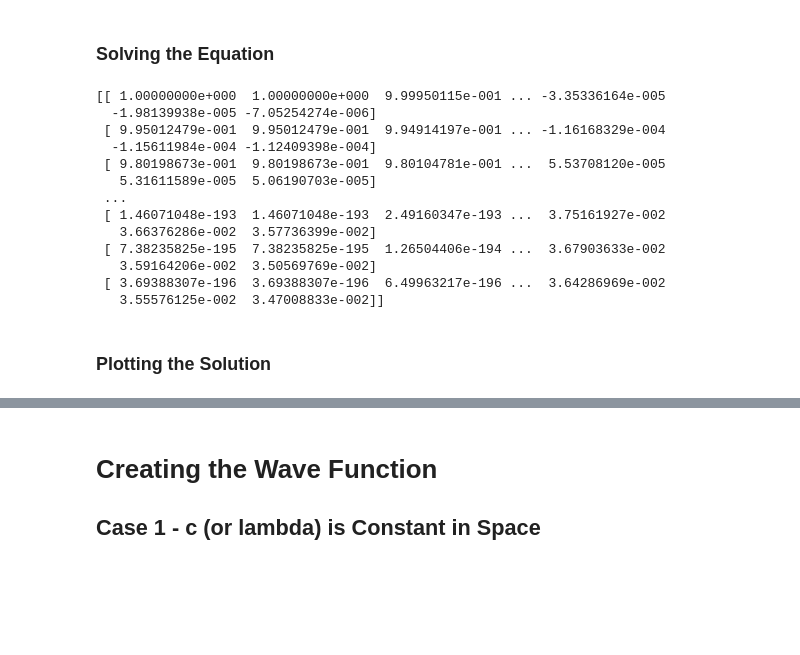
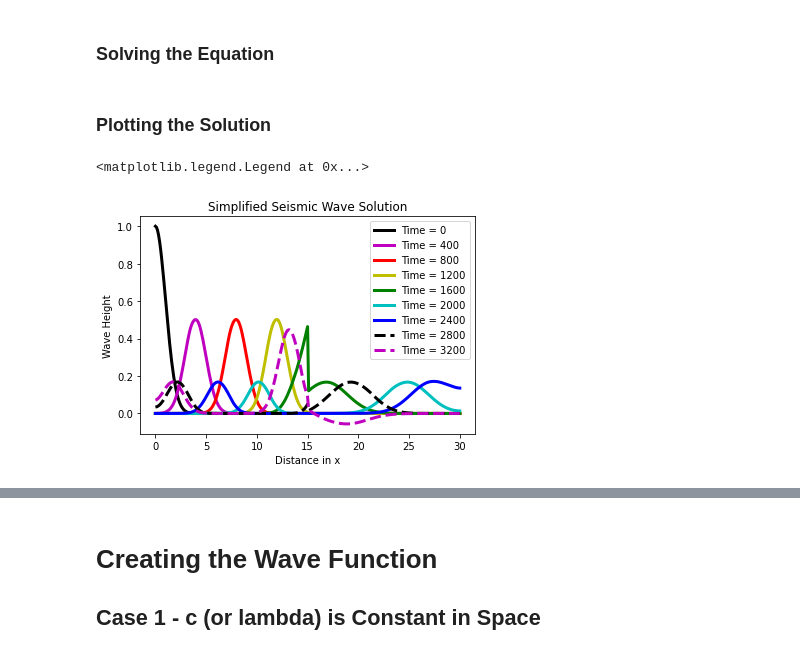
Before and after one commit to stumptavianroboclick/EAS-4610-Final-Project, a Jupyter notebook: EAS 4610 Final Project - Atmospheric Gravity Waves.ipynb, the cells around one changed output, grey strips where cells are left out. Drawn from its saved outputs; the diff is of its cells as text; code cells hidden in the pictures; blank space fills up the shorter version.

```diff
--- a/EAS 4610 Final Project - Atmospheric Gravity Waves.ipynb
+++ b/EAS 4610 Final Project - Atmospheric Gravity Waves.ipynb
@@ -125,35 +140,23 @@ M[-1,-1] = 2-lam[-1]**2
 # %%
 for k in np.arange(nt-2):
     u[:,k+2] = np.matmul(M,u[:,k+1]) - u[:,k]
-print(u)
-
-#Function for Animated Plots
-#def animate(frame_num):
-#    for k in np.arange(nt):
-#        y[k] = u[:,k]
-#    line.set_data((x, y))
-#    return line
-# %% [output]
-[[ 1.00000000e+000  1.00000000e+000  9.99950115e-001 ... -3.35336164e-005
-  -1.98139938e-005 -7.05254274e-006]
- [ 9.95012479e-001  9.95012479e-001  9.94914197e-001 ... -1.16168329e-004
-  -1.15611984e-004 -1.12409398e-004]
- [ 9.80198673e-001  9.80198673e-001  9.80104781e-001 ...  5.53708120e-005
-   5.31611589e-005  5.06190703e-005]
- ...
- [ 1.46071048e-193  1.46071048e-193  2.49160347e-193 ...  3.75161927e-002
-   3.66376286e-002  3.57736399e-002]
- [ 7.38235825e-195  7.38235825e-195  1.26504406e-194 ...  3.67903633e-002
-   3.59164206e-002  3.50569769e-002]
- [ 3.69388307e-196  3.69388307e-196  6.49963217e-196 ...  3.64286969e-002
-   3.55576125e-002  3.47008833e-002]]
 # %% [markdown]
 ### Plotting the Solution
 # %%
-# Original Code from Demo
-#for k in range(1, 10, nt):
-#    plt.figure(2)
-#    plt.title("Simplified Seismic Wave Solution")
-#    plt.plot(x,u[:,k], 'k', linewidth=3)
-#    plt.xlabel('Distance in x')
-#    plt.ylabel('Wave Height')
+plt.figure(2)
+plt.title("Simplified Seismic Wave Solution")
+plt.plot(x,u[:,0], 'k', label='Time = 0', linewidth=3)
+plt.plot(x,u[:,400], 'm', label='Time = 400', linewidth=3)
+plt.plot(x,u[:,800], 'r', label='Time = 800', linewidth=3)
+plt.plot(x,u[:,1200], 'y', label='Time = 1200', linewidth=3)
+plt.plot(x,u[:,1600], 'g', label='Time = 1600', linewidth=3)
+plt.plot(x,u[:,2000], 'c', label='Time = 2000', linewidth=3)
+plt.plot(x,u[:,2400], 'b', label='Time = 2400', linewidth=3)
+plt.plot(x,u[:,2800], 'k--', label='Time = 2800', linewidth=3)
+plt.plot(x,u[:,3200], 'm--', label='Time = 3200', linewidth=3)
+plt.xlabel('Distance in x')
+plt.ylabel('Wave Height')
+plt.legend()
+# %% [output]
+<matplotlib.legend.Legend at 0x...>
+[figure, added]
```
Also changed, not shown: parts of 38 cells of this notebook.
